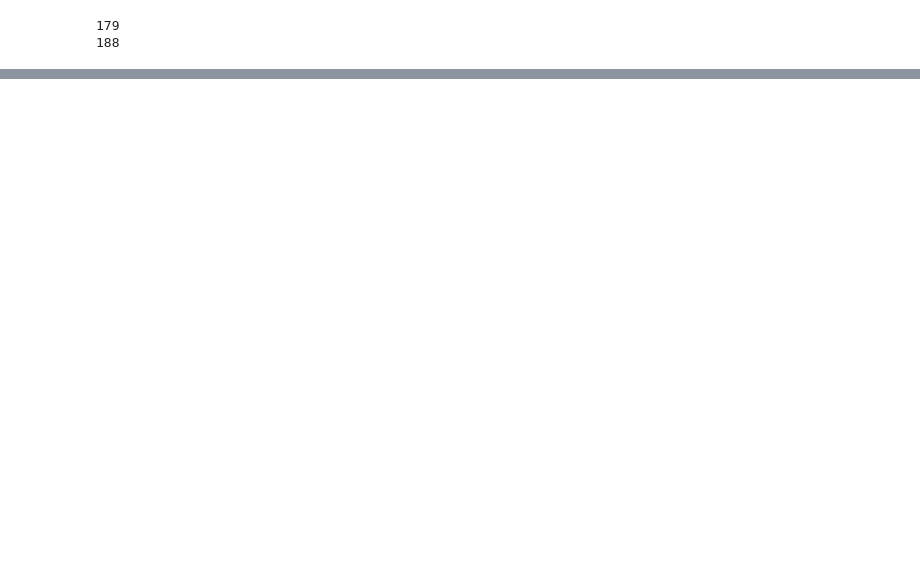
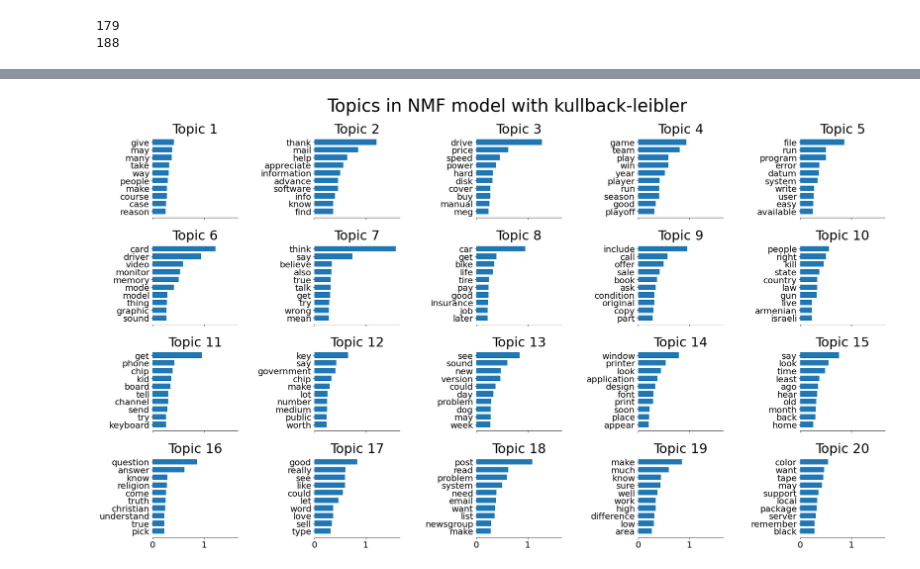
Before and after one commit to geersenthil/Topic-Modeling-, a Jupyter notebook: NMF.ipynb, the cells around one changed output, grey strips where cells are left out. Saved outputs shown, nothing was run; the diff lists cells and outputs as text; code cells hidden in the pictures; blank space fills up the shorter version.

```diff
--- a/NMF.ipynb
+++ b/NMF.ipynb
@@ -148,0 +304,14 @@ Topic 10: criminals,security,technology,keys,escrow,access,government,chip,clipp
+# %%
+nmfV = NMF(
+    n_components=20,
+    random_state=1,
+    beta_loss="kullback-leibler",
+    solver="mu",
+    max_iter=1000,
+    alpha=0.1,
+    l1_ratio=0.5,
+).fit(X)
+# %%
+plot_top_words(nmfV, tfidf_feature_names, n_top_words, "Topics in NMF model with kullback-leibler")
+# %% [output]
+[figure, added]
```
Also changed, not shown: parts of 28 cells of this notebook.
